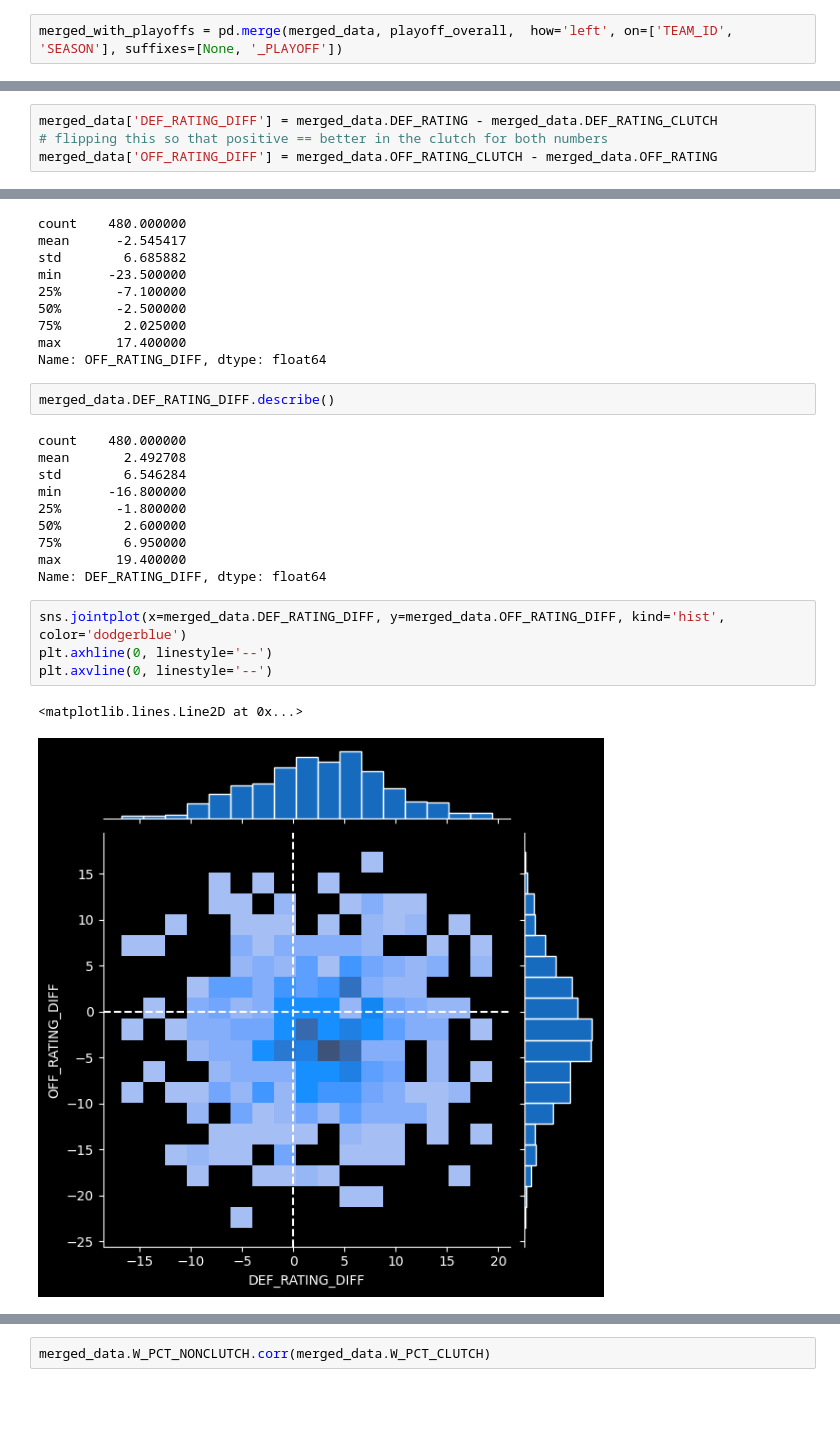
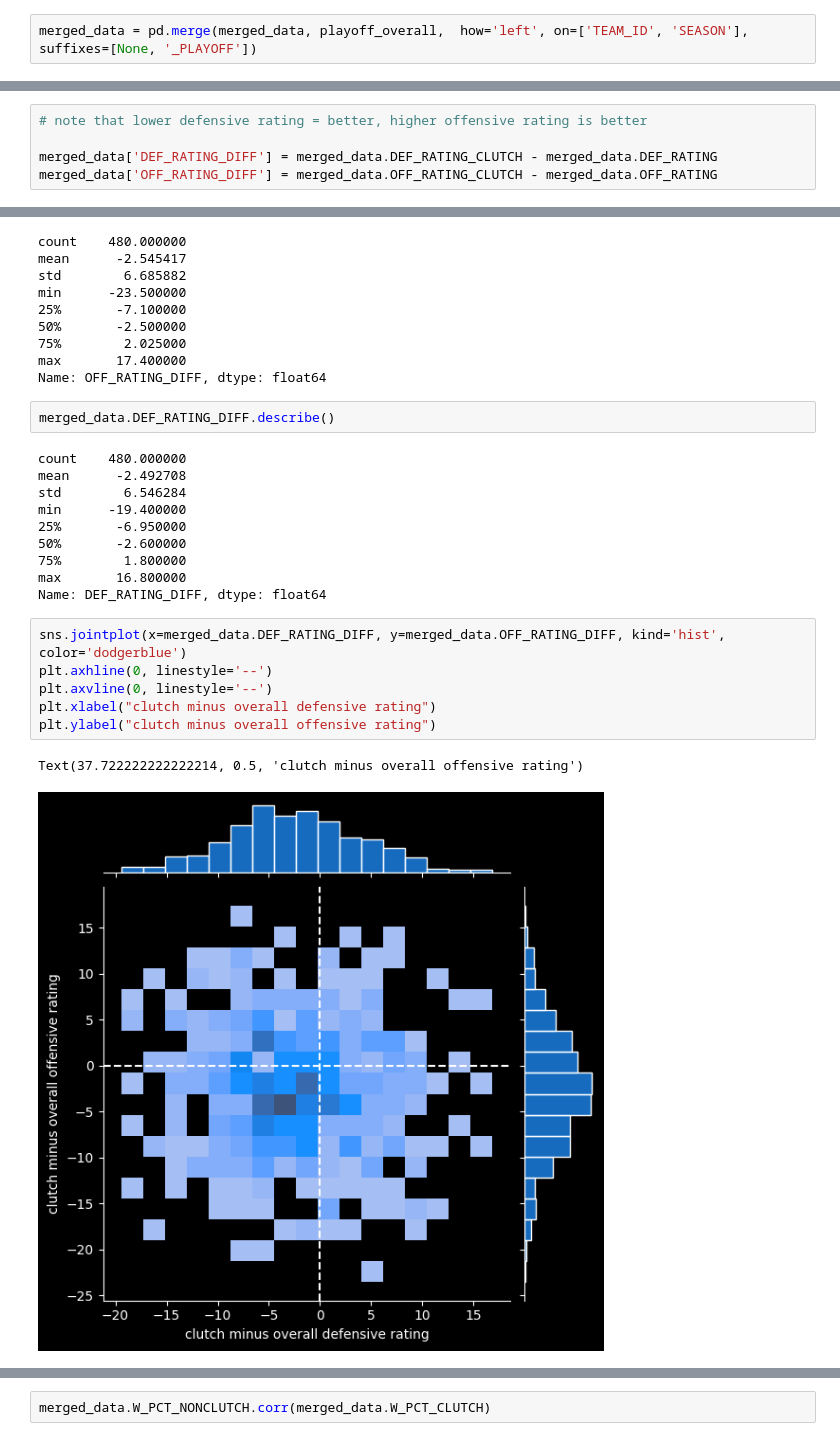
Before and after one commit to csdurfee/csdurfee.github.io, a Jupyter notebook: notebooks/nba-clutch-stats.ipynb, the cells around one changed output, grey strips where cells are left out. Drawn from its saved outputs; the diff is of its cells as text; blank space fills up the shorter version.

Commit message:
finish clutch piece

```diff
--- a/notebooks/nba-clutch-stats.ipynb
+++ b/notebooks/nba-clutch-stats.ipynb
@@ -184,5 +184,5 @@ Index(['TEAM_ID', 'TEAM_NAME', 'GP', 'W', 'L', 'W_PCT', 'MIN', 'E_OFF_RATING',
 # %%
 merged_data = pd.merge(overall_data, clutch_data,  on=['TEAM_ID', 'SEASON'], suffixes=[None, '_CLUTCH'])
 # %%
-merged_with_playoffs = pd.merge(merged_data, playoff_overall,  how='left', on=['TEAM_ID', 'SEASON'], suffixes=[None, '_PLAYOFF'])
+merged_data = pd.merge(merged_data, playoff_overall,  how='left', on=['TEAM_ID', 'SEASON'], suffixes=[None, '_PLAYOFF'])
 # %%
@@ -542,8 +515,9 @@ sns.jointplot(x=merged_data.DEF_RATING, y=merged_data.DEF_RATING_CLUTCH, kind='h
 <seaborn.axisgrid.JointGrid at 0x...>
 [figure]
 # %%
-merged_data['DEF_RATING_DIFF'] = merged_data.DEF_RATING - merged_data.DEF_RATING_CLUTCH
-# flipping this so that positive == better in the clutch for both numbers
+# note that lower defensive rating = better, higher offensive rating is better
+
+merged_data['DEF_RATING_DIFF'] = merged_data.DEF_RATING_CLUTCH - merged_data.DEF_RATING
 merged_data['OFF_RATING_DIFF'] = merged_data.OFF_RATING_CLUTCH - merged_data.OFF_RATING
 # %%
 merged_data.OFF_RATING_DIFF.describe()
@@ -561,18 +535,20 @@ Name: OFF_RATING_DIFF, dtype: float64
 merged_data.DEF_RATING_DIFF.describe()
 # %% [output]
 count    480.000000
-mean       2.492708
+mean      -2.492708
 std        6.546284
-min      -16.800000
-25%       -1.800000
-50%        2.600000
-75%        6.950000
-max       19.400000
+min      -19.400000
+25%       -6.950000
+50%       -2.600000
+75%        1.800000
+max       16.800000
 Name: DEF_RATING_DIFF, dtype: float64
 # %%
 sns.jointplot(x=merged_data.DEF_RATING_DIFF, y=merged_data.OFF_RATING_DIFF, kind='hist', color='dodgerblue')
 plt.axhline(0, linestyle='--')
 plt.axvline(0, linestyle='--')
+plt.xlabel("clutch minus overall defensive rating")
+plt.ylabel("clutch minus overall offensive rating")
 # %% [output]
-<matplotlib.lines.Line2D at 0x...>
+Text(37.722222222222214, 0.5, 'clutch minus overall offensive rating')
-[figure, old version]
+[figure, new version]
```
Also changed, not shown: parts of 23 cells of this notebook, 3 other files.
